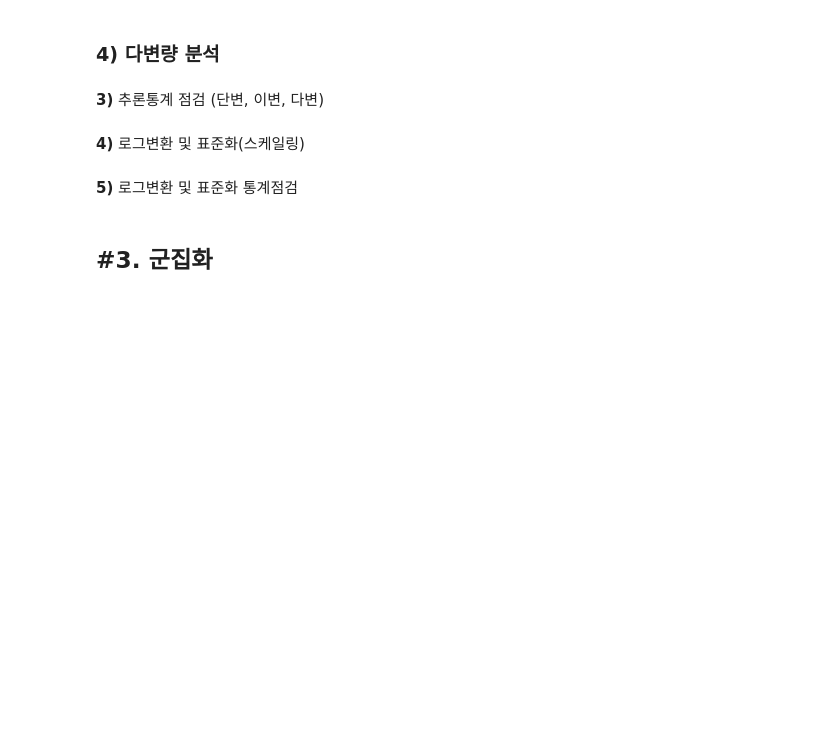
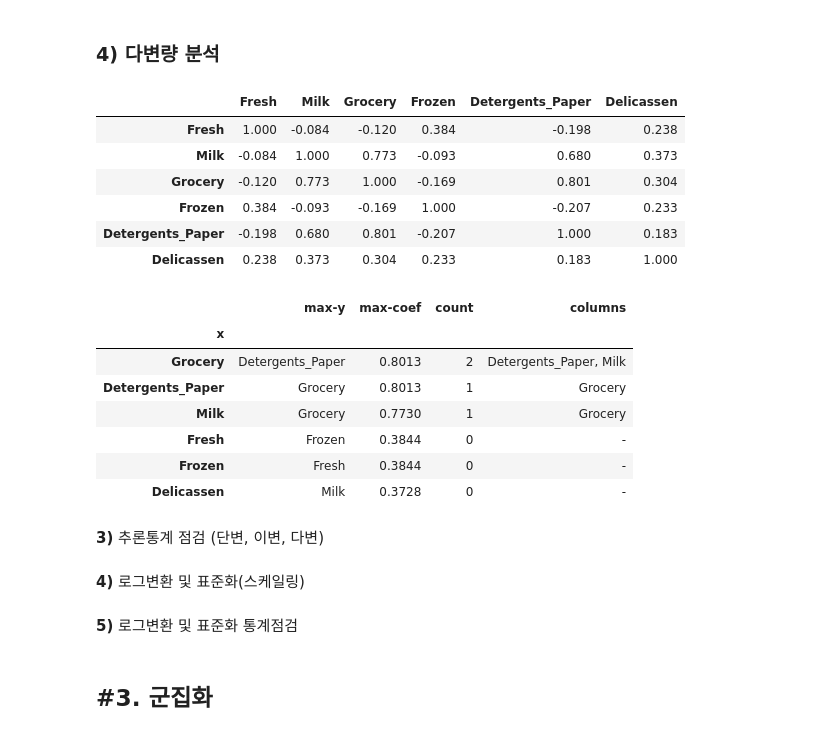
Before and after one commit to Jae1-99999/Wholesalecustomers, a Jupyter notebook: 파이프라인.ipynb, the cells around one changed output. Saved outputs shown, nothing was run; the diff lists cells and outputs as text; code cells hidden in the pictures; blank space fills up the shorter version.

```diff
--- a/파이프라인.ipynb
+++ b/파이프라인.ipynb
@@ -434,4 +486,23 @@ KeyError: 'Region'
 # %% [markdown]
 ### 4) 다변량 분석
+# %%
+corr = my_stats.multi_correlation(df, columns=num_cols, plot=False)
+my_stats.correlation_summary(corr)
+# %% [output]
+|  | Fresh | Milk | Grocery | Frozen | Detergents_Paper | Delicassen |
+| Fresh | 1.000 | -0.084 | -0.120 | 0.384 | -0.198 | 0.238 |
+| Milk | -0.084 | 1.000 | 0.773 | -0.093 | 0.680 | 0.373 |
+| Grocery | -0.120 | 0.773 | 1.000 | -0.169 | 0.801 | 0.304 |
+| Frozen | 0.384 | -0.093 | -0.169 | 1.000 | -0.207 | 0.233 |
+| Detergents_Paper | -0.198 | 0.680 | 0.801 | -0.207 | 1.000 | 0.183 |
+| Delicassen | 0.238 | 0.373 | 0.304 | 0.233 | 0.183 | 1.000 |
+|  | max-y | max-coef | count | columns |
+| x |  |  |  |  |
+| Grocery | Detergents_Paper | 0.8013 | 2 | Detergents_Paper, Milk |
+| Detergents_Paper | Grocery | 0.8013 | 1 | Grocery |
+| Milk | Grocery | 0.7730 | 1 | Grocery |
+| Fresh | Frozen | 0.3844 | 0 | - |
+| Frozen | Fresh | 0.3844 | 0 | - |
+| Delicassen | Milk | 0.3728 | 0 | - |
 # %% [markdown]
 **3)** 추론통계 점검 (단변, 이변, 다변)
```
Also changed, not shown: parts of 7 cells of this notebook, 3 other files.
